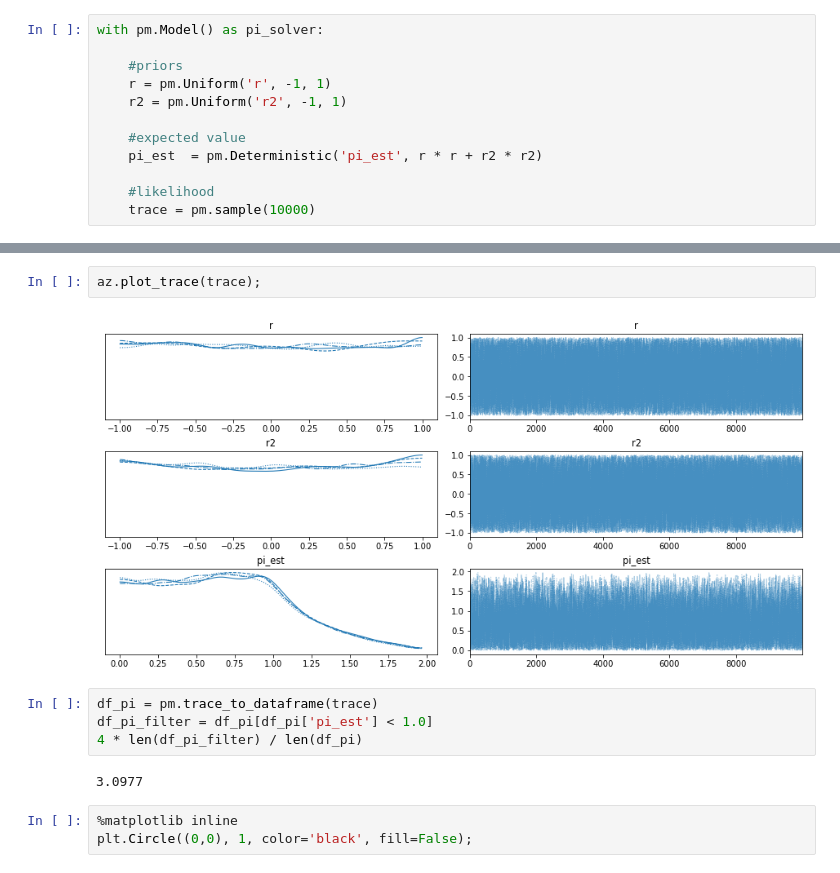
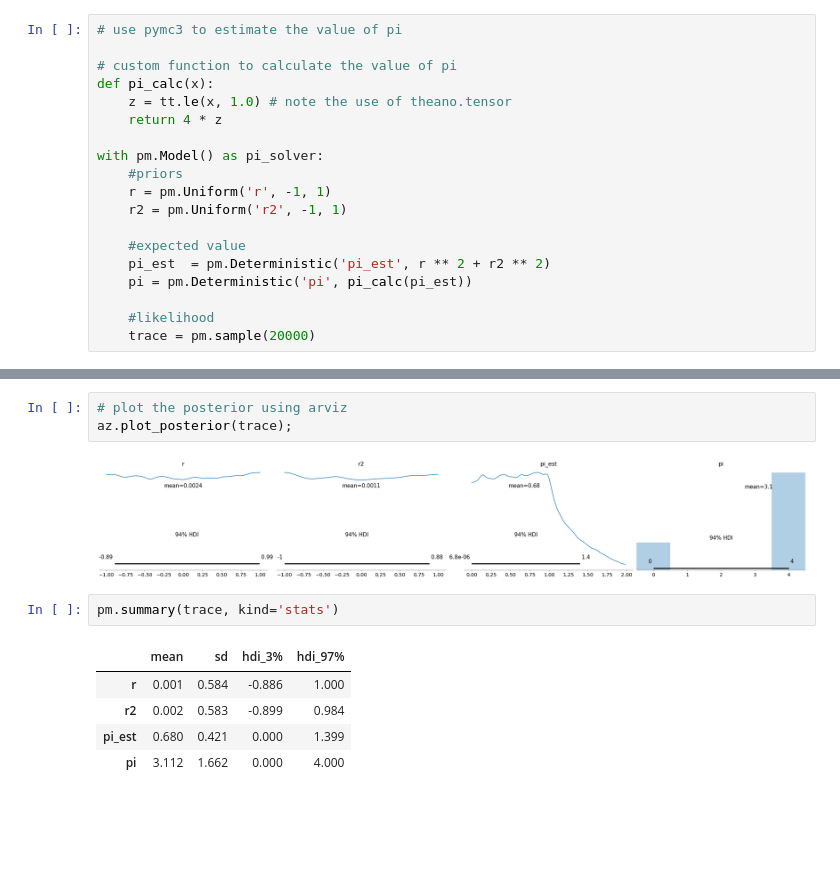
Before and after one commit to Benski3030/bayes, a Jupyter notebook: problems/pi_estimate.ipynb, the cells around one changed output, grey strips where cells are left out. Cells and saved outputs as stored; diff of their text form; blank space fills up the shorter version.

```diff
--- a/problems/pi_estimate.ipynb
+++ b/problems/pi_estimate.ipynb
@@ -5,16 +6,23 @@ import pandas as pd
 import matplotlib.pyplot as plt
 # %%
+# use pymc3 to estimate the value of pi
+
+# custom function to calculate the value of pi
+def pi_calc(x):
+    z = tt.le(x, 1.0) # note the use of theano.tensor
+    return 4 * z
+
 with pm.Model() as pi_solver:
-
     #priors
     r = pm.Uniform('r', -1, 1)
     r2 = pm.Uniform('r2', -1, 1)
 
     #expected value
-    pi_est  = pm.Deterministic('pi_est', r * r + r2 * r2)
+    pi_est  = pm.Deterministic('pi_est', r ** 2 + r2 ** 2)
+    pi = pm.Deterministic('pi', pi_calc(pi_est))
 
     #likelihood
-    trace = pm.sample(10000)
+    trace = pm.sample(20000)
 # %% [output]
 Auto-assigning NUTS sampler...
 Initializing NUTS using jitter+adapt_diag...
@@ -25,13 +33,13 @@ Sampling 4 chains for 1_000 tune and 10_000 draw iterations (4_000 + 40_000 draw
-# %%
-az.plot_trace(trace);
-# %% [output]
-[figure, removed]
-# %%
-df_pi = pm.trace_to_dataframe(trace)
-df_pi_filter = df_pi[df_pi['pi_est'] < 1.0]
-4 * len(df_pi_filter) / len(df_pi)
-# %% [output]
-3.0977
-# %%
-%matplotlib inline
-plt.Circle((0,0), 1, color='black', fill=False);
+# %%
+# plot the posterior using arviz
+az.plot_posterior(trace);
+# %% [output]
+[figure, added]
+# %%
+pm.summary(trace, kind='stats')
+# %% [output]
+|  | mean | sd | hdi_3% | hdi_97% |
+| r | 0.001 | 0.584 | -0.886 | 1.000 |
+| r2 | 0.002 | 0.583 | -0.899 | 0.984 |
+| pi_est | 0.680 | 0.421 | 0.000 | 1.399 |
+| pi | 3.112 | 1.662 | 0.000 | 4.000 |
```
Also changed, not shown: parts of 2 cells of this notebook, 4 other files.
